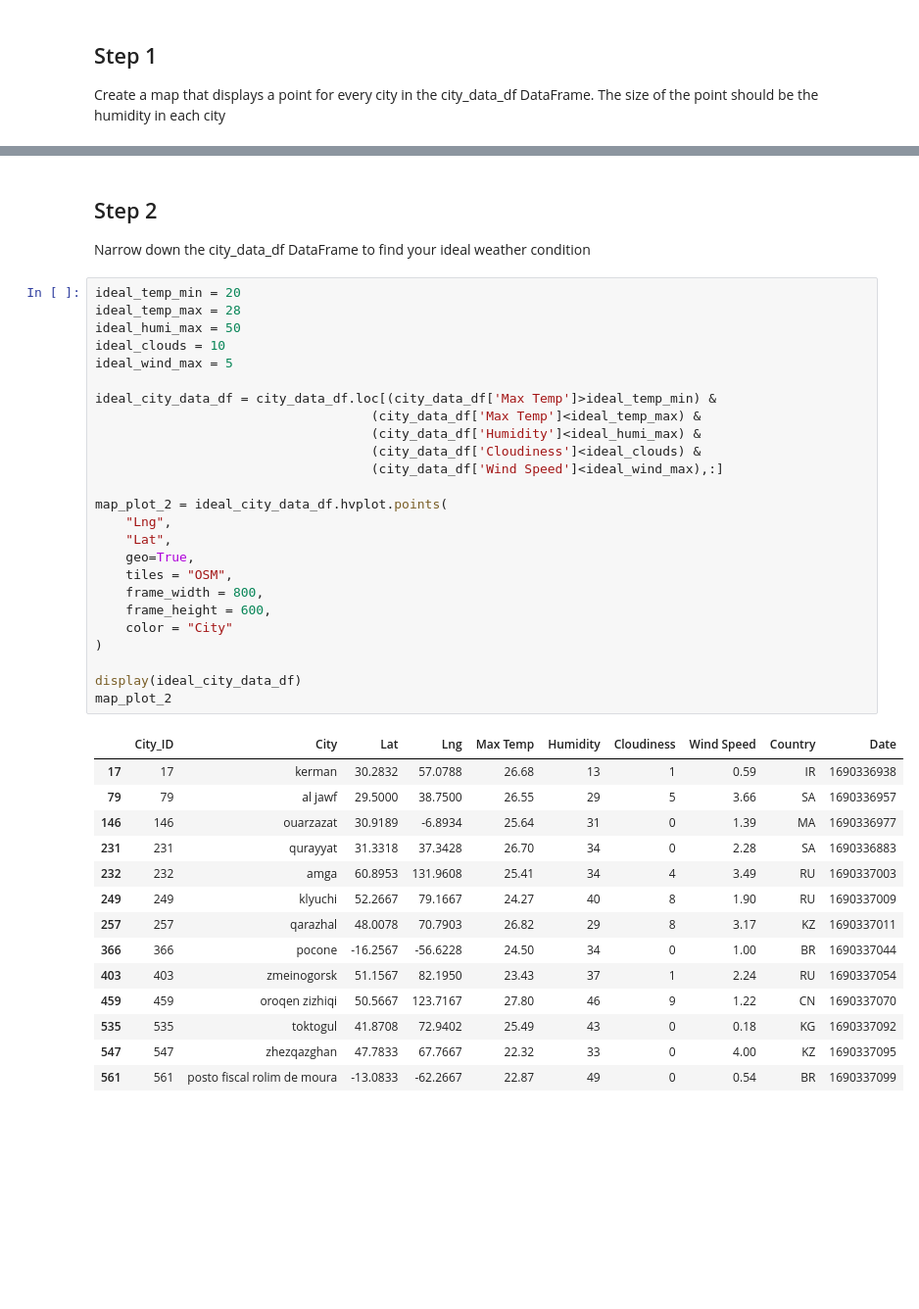
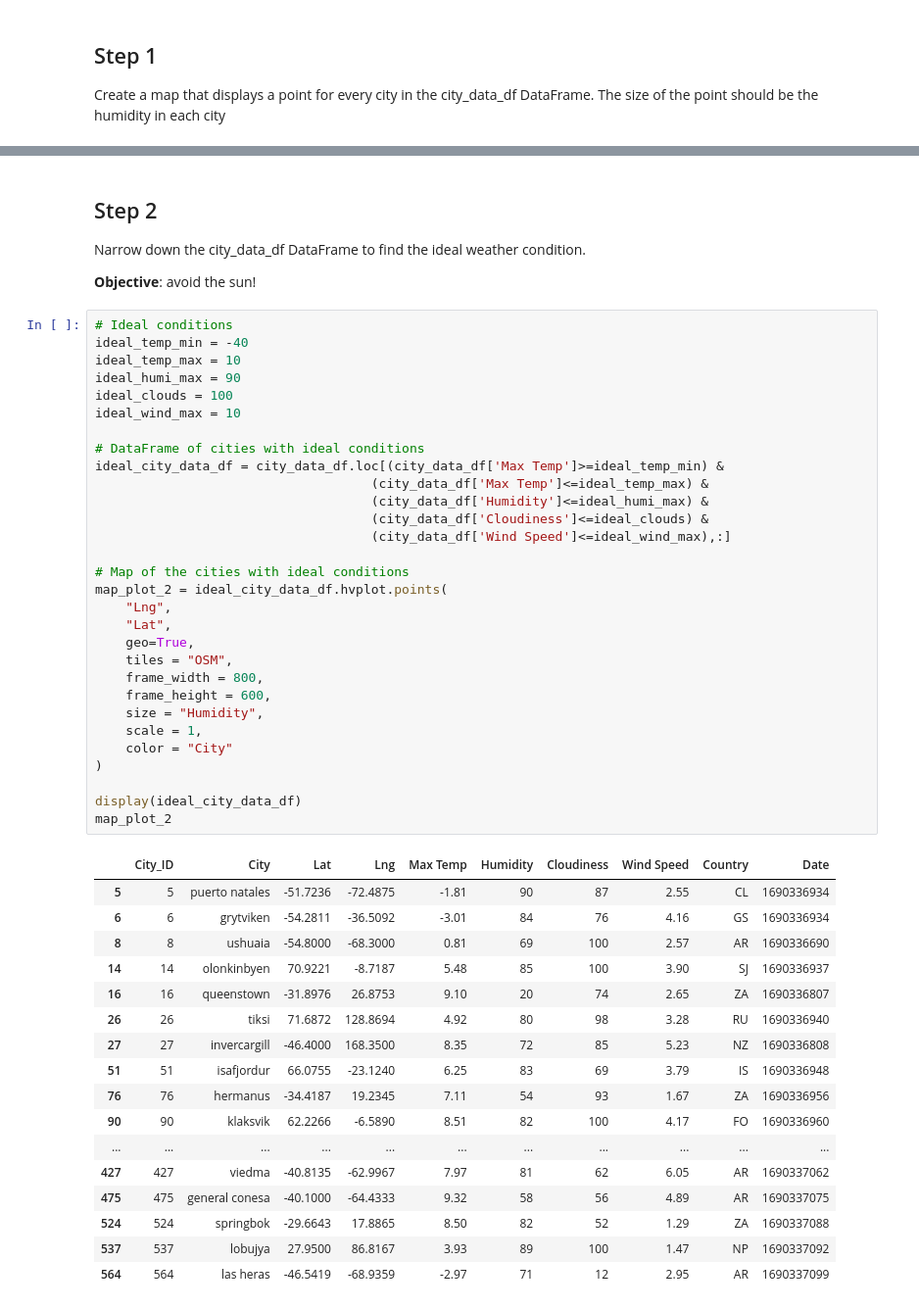
Before and after one commit to benoitchamot/WeatherPy, a Jupyter notebook: WeatherPy/VacationPy.ipynb, the cells around one changed output, grey strips where cells are left out. Shown at 98% size. Drawn from its saved outputs; the diff is of its cells as text; blank space fills up the shorter version.

```diff
--- a/WeatherPy/VacationPy.ipynb
+++ b/WeatherPy/VacationPy.ipynb
@@ -48,45 +48,55 @@ map_plot_1
 [interactive output not drawn]
 # %% [markdown]
 ## Step 2
-Narrow down the city_data_df DataFrame to find your ideal weather condition
+Narrow down the city_data_df DataFrame to find the ideal weather condition.
+
+**Objective**: avoid the sun!
 # %%
-ideal_temp_min = 20
-ideal_temp_max = 28
-ideal_humi_max = 50
-ideal_clouds = 10
-ideal_wind_max = 5
+# Ideal conditions
+ideal_temp_min = -40
+ideal_temp_max = 10
+ideal_humi_max = 90
+ideal_clouds = 100
+ideal_wind_max = 10
 
-ideal_city_data_df = city_data_df.loc[(city_data_df['Max Temp']>ideal_temp_min) &
-                                    (city_data_df['Max Temp']<ideal_temp_max) &
-                                    (city_data_df['Humidity']<ideal_humi_max) &
-                                    (city_data_df['Cloudiness']<ideal_clouds) &
-                                    (city_data_df['Wind Speed']<ideal_wind_max),:]
+# DataFrame of cities with ideal conditions
+ideal_city_data_df = city_data_df.loc[(city_data_df['Max Temp']>=ideal_temp_min) &
+                                    (city_data_df['Max Temp']<=ideal_temp_max) &
+                                    (city_data_df['Humidity']<=ideal_humi_max) &
+                                    (city_data_df['Cloudiness']<=ideal_clouds) &
+                                    (city_data_df['Wind Speed']<=ideal_wind_max),:]
 
+# Map of the cities with ideal conditions
 map_plot_2 = ideal_city_data_df.hvplot.points(
     "Lng",
     "Lat",
     geo=True,
     tiles = "OSM",
     frame_width = 800,
     frame_height = 600,
+    size = "Humidity",
+    scale = 1,
     color = "City"
 )
 
 display(ideal_city_data_df)
 map_plot_2
 # %% [output]
 |  | City_ID | City | Lat | Lng | Max Temp | Humidity | Cloudiness | Wind Speed | Country | Date |
-| 17 | 17 | kerman | 30.2832 | 57.0788 | 26.68 | 13 | 1 | 0.59 | IR | 1690336938 |
-| 79 | 79 | al jawf | 29.5000 | 38.7500 | 26.55 | 29 | 5 | 3.66 | SA | 1690336957 |
-| 146 | 146 | ouarzazat | 30.9189 | -6.8934 | 25.64 | 31 | 0 | 1.39 | MA | 1690336977 |
-| 231 | 231 | qurayyat | 31.3318 | 37.3428 | 26.70 | 34 | 0 | 2.28 | SA | 1690336883 |
-| 232 | 232 | amga | 60.8953 | 131.9608 | 25.41 | 34 | 4 | 3.49 | RU | 1690337003 |
-| 249 | 249 | klyuchi | 52.2667 | 79.1667 | 24.27 | 40 | 8 | 1.90 | RU | 1690337009 |
-| 257 | 257 | qarazhal | 48.0078 | 70.7903 | 26.82 | 29 | 8 | 3.17 | KZ | 1690337011 |
-| 366 | 366 | pocone | -16.2567 | -56.6228 | 24.50 | 34 | 0 | 1.00 | BR | 1690337044 |
-| 403 | 403 | zmeinogorsk | 51.1567 | 82.1950 | 23.43 | 37 | 1 | 2.24 | RU | 1690337054 |
-| 459 | 459 | oroqen zizhiqi | 50.5667 | 123.7167 | 27.80 | 46 | 9 | 1.22 | CN | 1690337070 |
-| 535 | 535 | toktogul | 41.8708 | 72.9402 | 25.49 | 43 | 0 | 0.18 | KG | 1690337092 |
-| 547 | 547 | zhezqazghan | 47.7833 | 67.7667 | 22.32 | 33 | 0 | 4.00 | KZ | 1690337095 |
-| 561 | 561 | posto fiscal rolim de moura | -13.0833 | -62.2667 | 22.87 | 49 | 0 | 0.54 | BR | 1690337099 |
+| 5 | 5 | puerto natales | -51.7236 | -72.4875 | -1.81 | 90 | 87 | 2.55 | CL | 1690336934 |
+| 6 | 6 | grytviken | -54.2811 | -36.5092 | -3.01 | 84 | 76 | 4.16 | GS | 1690336934 |
+| 8 | 8 | ushuaia | -54.8000 | -68.3000 | 0.81 | 69 | 100 | 2.57 | AR | 1690336690 |
+| 14 | 14 | olonkinbyen | 70.9221 | -8.7187 | 5.48 | 85 | 100 | 3.90 | SJ | 1690336937 |
+| 16 | 16 | queenstown | -31.8976 | 26.8753 | 9.10 | 20 | 74 | 2.65 | ZA | 1690336807 |
+| 26 | 26 | tiksi | 71.6872 | 128.8694 | 4.92 | 80 | 98 | 3.28 | RU | 1690336940 |
+| 27 | 27 | invercargill | -46.4000 | 168.3500 | 8.35 | 72 | 85 | 5.23 | NZ | 1690336808 |
+| 51 | 51 | isafjordur | 66.0755 | -23.1240 | 6.25 | 83 | 69 | 3.79 | IS | 1690336948 |
+| 76 | 76 | hermanus | -34.4187 | 19.2345 | 7.11 | 54 | 93 | 1.67 | ZA | 1690336956 |
+| 90 | 90 | klaksvik | 62.2266 | -6.5890 | 8.51 | 82 | 100 | 4.17 | FO | 1690336960 |
+| ... | ... | ... | ... | ... | ... | ... | ... | ... | ... | ... |
+| 427 | 427 | viedma | -40.8135 | -62.9967 | 7.97 | 81 | 62 | 6.05 | AR | 1690337062 |
+| 475 | 475 | general conesa | -40.1000 | -64.4333 | 9.32 | 58 | 56 | 4.89 | AR | 1690337075 |
+| 524 | 524 | springbok | -29.6643 | 17.8865 | 8.50 | 82 | 52 | 1.29 | ZA | 1690337088 |
+| 537 | 537 | lobujya | 27.9500 | 86.8167 | 3.93 | 89 | 100 | 1.47 | NP | 1690337092 |
+| 564 | 564 | las heras | -46.5419 | -68.9359 | -2.97 | 71 | 12 | 2.95 | AR | 1690337099 |
 [interactive output not drawn]
```
Also changed, not shown: parts of 6 cells of this notebook.
